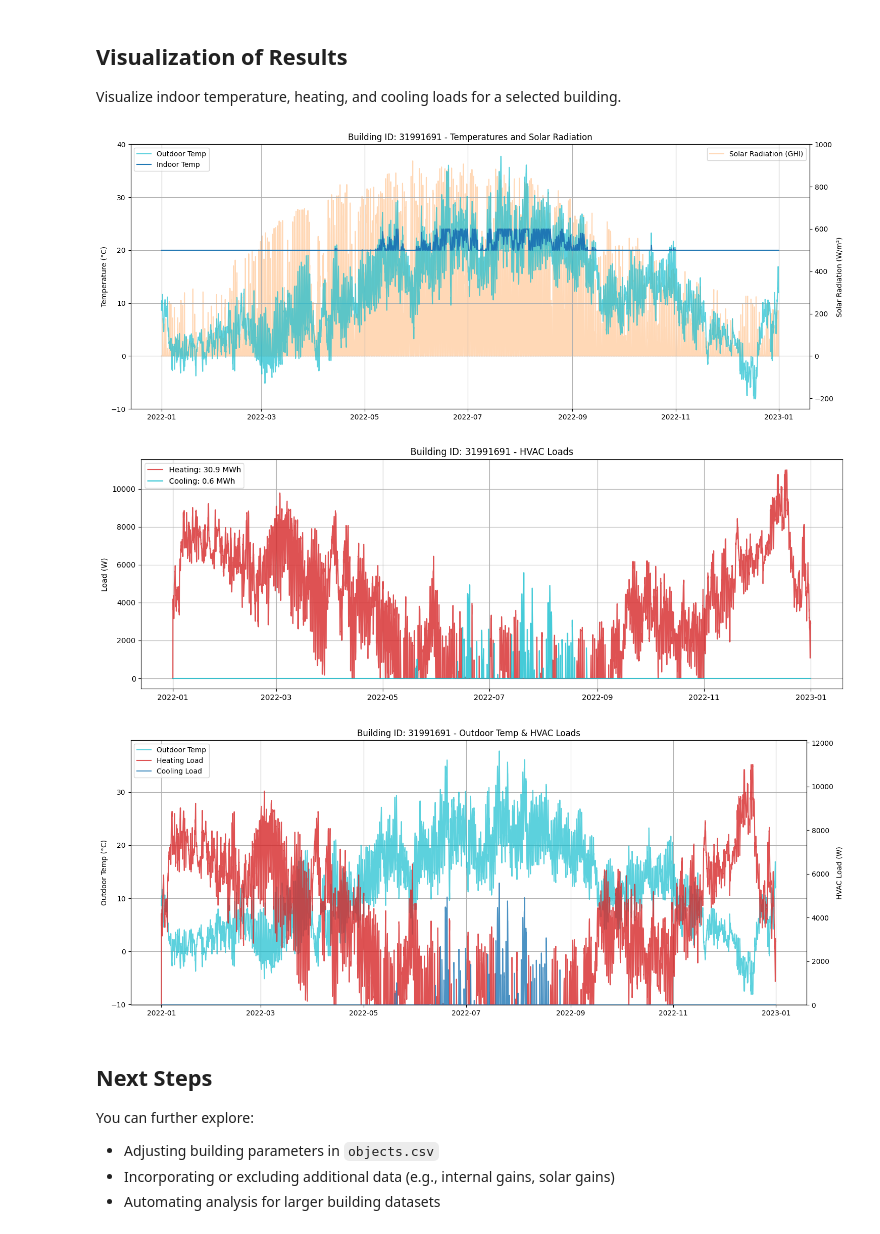
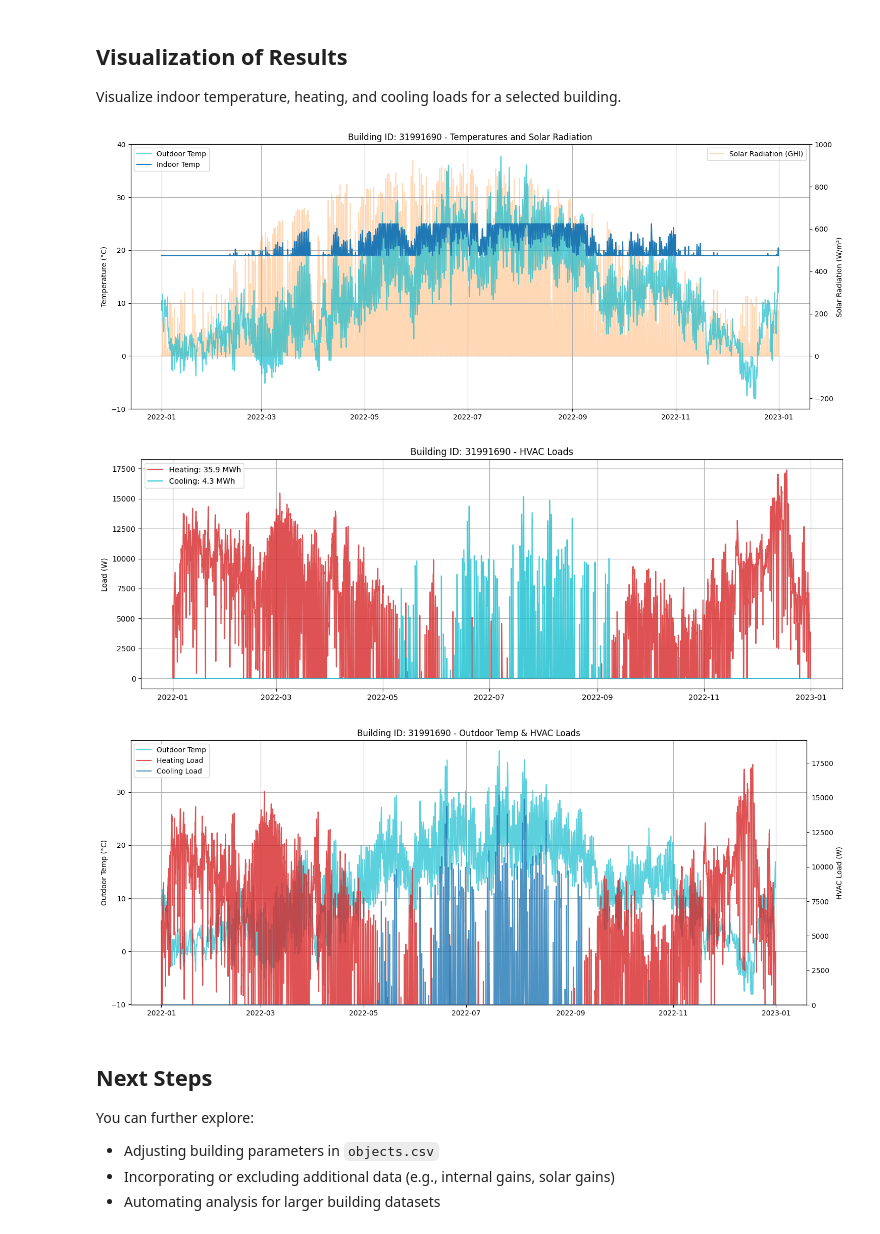
Before and after one commit to tum-ens/EnTiSe, a Jupyter notebook: examples/hvac_rc/runme.ipynb, the cells around one changed output. Cells and saved outputs as stored; diff of their text form; code cells hidden in the pictures.

```diff
--- a/examples/hvac_rc/runme.ipynb
+++ b/examples/hvac_rc/runme.ipynb
@@ -35,7 +35,7 @@ gen.add_objects(objects)
 ## Run the Simulation
 Generate sequential HVAC load and indoor temperature time series for each building.
 # %%
-summary, df = gen.generate_sequential(data)
+summary, df = gen.generate(data, workers=1)
 # %% [markdown]
 ## Results Summary
 Below is a summary of the annual heating and cooling demands (in kWh/a) and peak loads (kW).
@@ -61,22 +61,22 @@ id
 Visualize indoor temperature, heating, and cooling loads for a selected building.
 # %%
 # Select building ID to visualize
-building_id = 31991691
-building_data = df[building_id]
-building_data.index = pd.to_datetime(building_data['datetime'])
+building_id = 31991690
+building_data = df[building_id]['hvac']
+building_data.index = pd.to_datetime(building_data.index)
 # %%
 # Figure 1: Indoor & Outdoor Temperature and Solar Radiation (GHI)
 fig, ax1 = plt.subplots(figsize=(15, 6))
 
 # Solar radiation plot (GHI) with separate y-axis
 ax2 = ax1.twinx()
-ax2.plot(data['weather'].index, data['weather']['solar_ghi'], label='Solar Radiation (GHI)', color='tab:orange', alpha=0.3)
+ax2.plot(building_data.index, data['weather']['solar_ghi'], label='Solar Radiation (GHI)', color='tab:orange', alpha=0.3)
 ax2.set_ylabel('Solar Radiation (W/m²)')
 ax2.legend(loc='upper right')
 ax2.set_ylim(-250, 1000)
 
 # Temperature plot
-ax1.plot(data['weather'].index, data['weather']['temp_out'], label='Outdoor Temp', color='tab:cyan', alpha=0.7)
+ax1.plot(building_data.index, data['weather']['temp_out'], label='Outdoor Temp', color='tab:cyan', alpha=0.7)
 ax1.plot(building_data.index, building_data['temp_in'], label='Indoor Temp', color='tab:blue')
 ax1.set_ylabel('Temperature (°C)')
 ax1.set_title(f'Building ID: {building_id} - Temperatures and Solar Radiation')
@@ -89,7 +89,7 @@ ax1.patch.set_visible(False)  # required to see through ax1 to ax2
 plt.tight_layout()
 plt.show()
 # %% [output]
-[figure, old version]
+[figure, new version]
 # %%
 # Figure 2: Heating and Cooling Loads
 fig, ax = plt.subplots(figsize=(14, 5))
@@ -107,38 +107,38 @@ ax.grid(True)
 plt.tight_layout()
 plt.show()
 # %% [output]
-[figure, old version]
+[figure, new version]
 # %%
 # Figure 3: Outdoor Temperature with Heating & Cooling Loads
 fig, ax1 = plt.subplots(figsize=(15, 6))
 
 # Plot outdoor temperature on left y-axis
-ax1.plot(data['weather'].index,data['weather']['temp_out'],label='Outdoor Temp',color='tab:cyan',alpha=0.7)
+ax1.plot(building_data.index,data['weather']['temp_out'],label='Outdoor Temp',color='tab:cyan',alpha=0.7)
 
 ax1.set_ylabel('Outdoor Temp (°C)')
 ax1.set_ylim(data['weather']['temp_out'].min() - 2, data['weather']['temp_out'].max() + 2)
 
 # Create second y-axis for loads
 ax2 = ax1.twinx()
 ax2.plot(building_data.index, building_data['load_heating'], label='Heating Load', color='tab:red', alpha=0.8)
 ax2.plot(building_data.index, building_data['load_cooling'], label='Cooling Load', color='tab:blue', alpha=0.8)
 ax2.set_ylabel('HVAC Load (W)')
 ax2.set_ylim(
     min(building_data['load_heating'].min(), building_data['load_cooling'].min()) * 1.1,
     max(building_data['load_heating'].max(), building_data['load_cooling'].max()) * 1.1
 )
 
 # Combine legends from both axes
 lines1, labels1 = ax1.get_legend_handles_labels()
 lines2, labels2 = ax2.get_legend_handles_labels()
 ax1.legend(lines1 + lines2, labels1 + labels2, loc='upper left')
 
 ax1.set_title(f'Building ID: {building_id} - Outdoor Temp & HVAC Loads')
 ax1.grid(True)
 fig.tight_layout()
 plt.show()
 # %% [output]
-[figure, old version]
+[figure, new version]
 # %% [markdown]
 ## Next Steps
 You can further explore:
```
Also changed, not shown: parts of 1 cell of this notebook, 1 other file.
